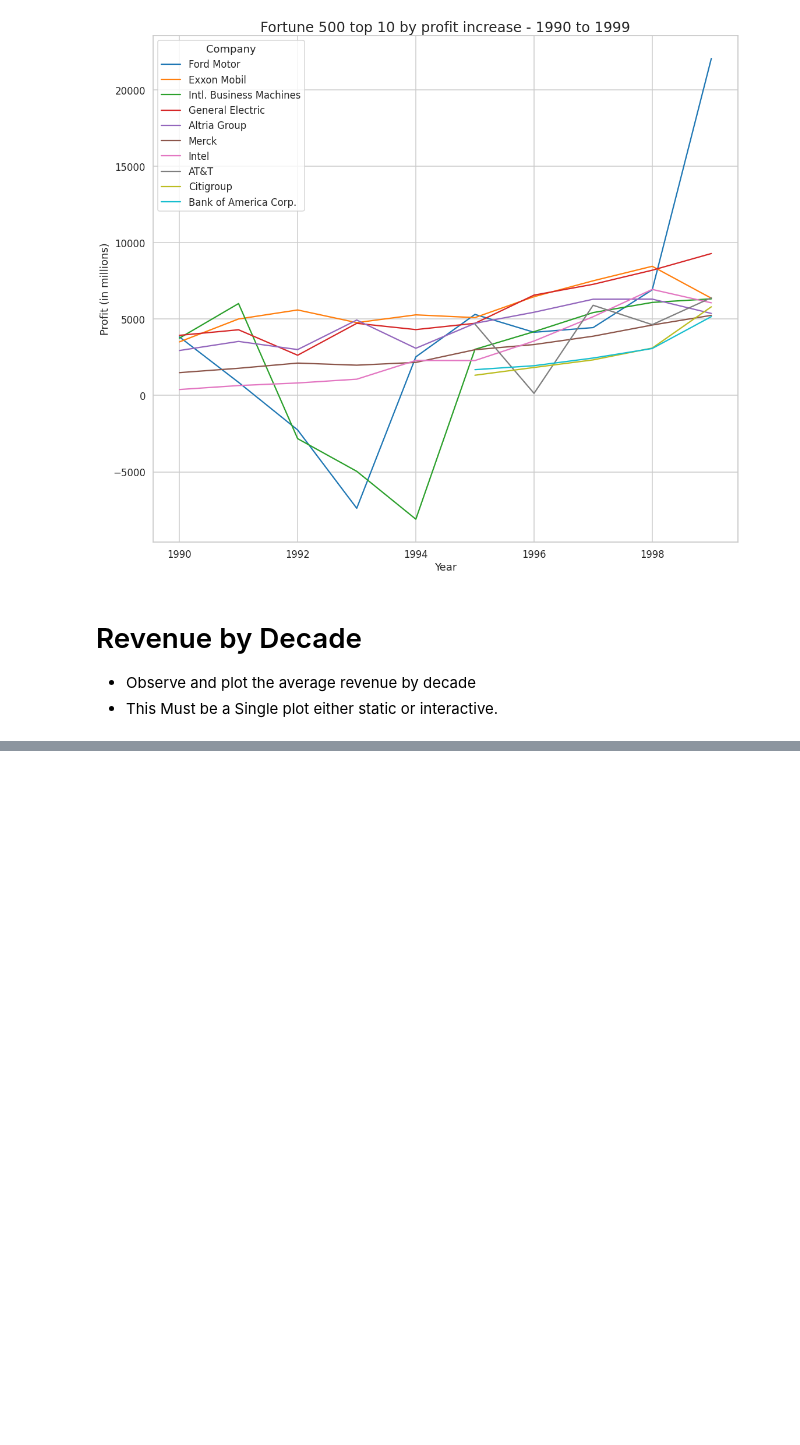
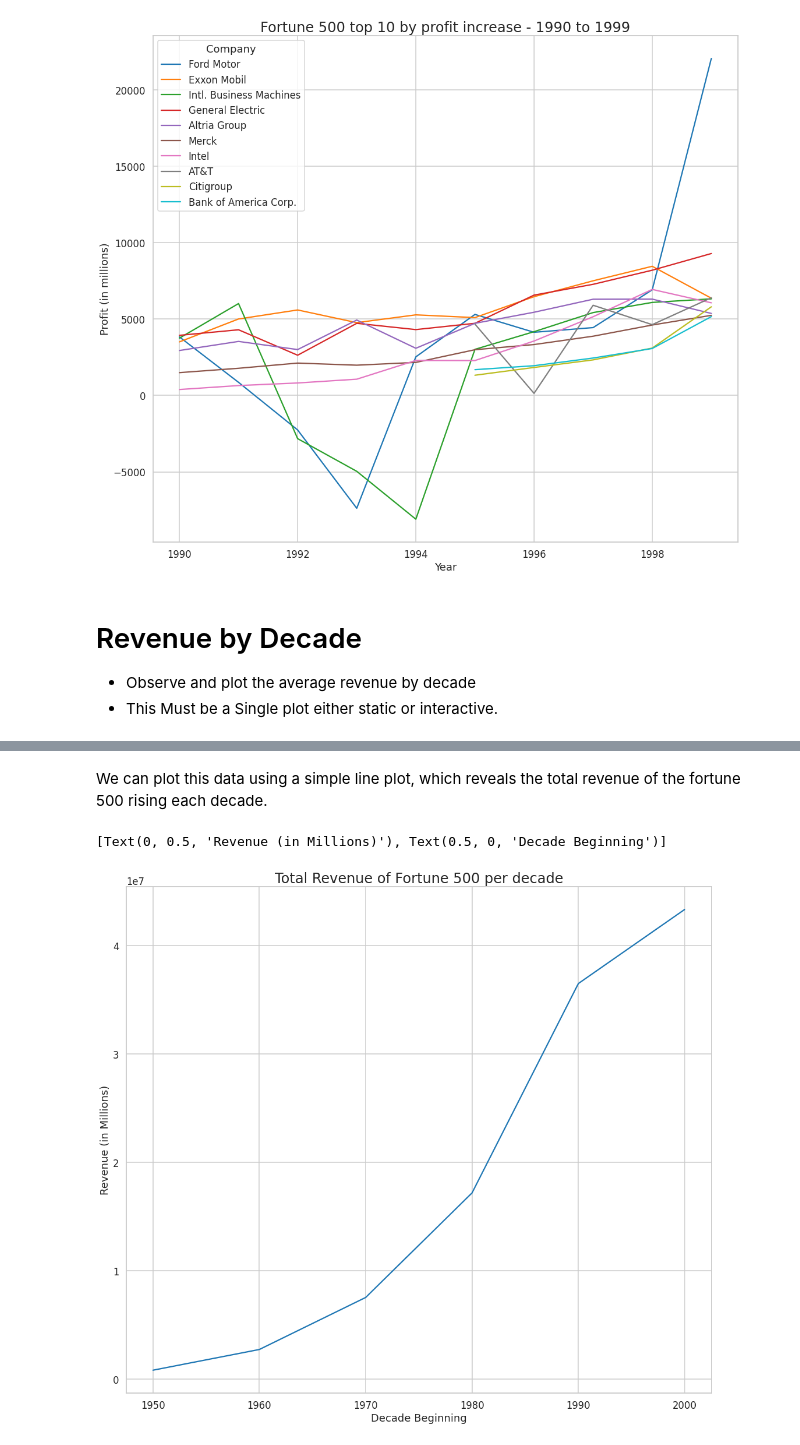
Before and after one commit to sean-halpin/data_vis, a Jupyter notebook: data_vis.ipynb, the cells around one changed output, grey strips where cells are left out. Saved outputs shown, nothing was run; the diff lists cells and outputs as text; code cells hidden in the pictures; blank space fills up the shorter version.

```diff
--- a/data_vis.ipynb
+++ b/data_vis.ipynb
@@ -387,0 +390,3 @@ either static or interactive.
+# %%
+df_decade_revenue = df.groupby(["decade"], as_index=False).sum().sort_values("Revenue (in millions)", ascending=False)
+df_decade_revenue.info()
@@ -387,0 +407,3 @@ either static or interactive.
+# %%
+df_decade_revenue_sorted = df_decade_revenue[['decade','Revenue (in millions)']].sort_values("decade", ascending=True)
+df_decade_revenue_sorted
@@ -387,0 +418,12 @@ either static or interactive.
+# %% [markdown]
+We can plot this data using a simple line plot, which reveals the total revenue of the fortune 500 rising each decade.
+# %%
+plt.figure(figsize=(18, 16))
+ax = sns.lineplot(y="Revenue (in millions)",
+                  x="decade",
+                  data=df_decade_revenue_sorted)
+ax.set_title('Total Revenue of Fortune 500 per decade', fontsize=24);
+ax.set(xlabel='Decade Beginning', ylabel='Revenue (in Millions)')
+# %% [output]
+[Text(0, 0.5, 'Revenue (in Millions)'), Text(0.5, 0, 'Decade Beginning')]
+[figure, added]
```
Also changed, not shown: parts of 3 cells of this notebook.
